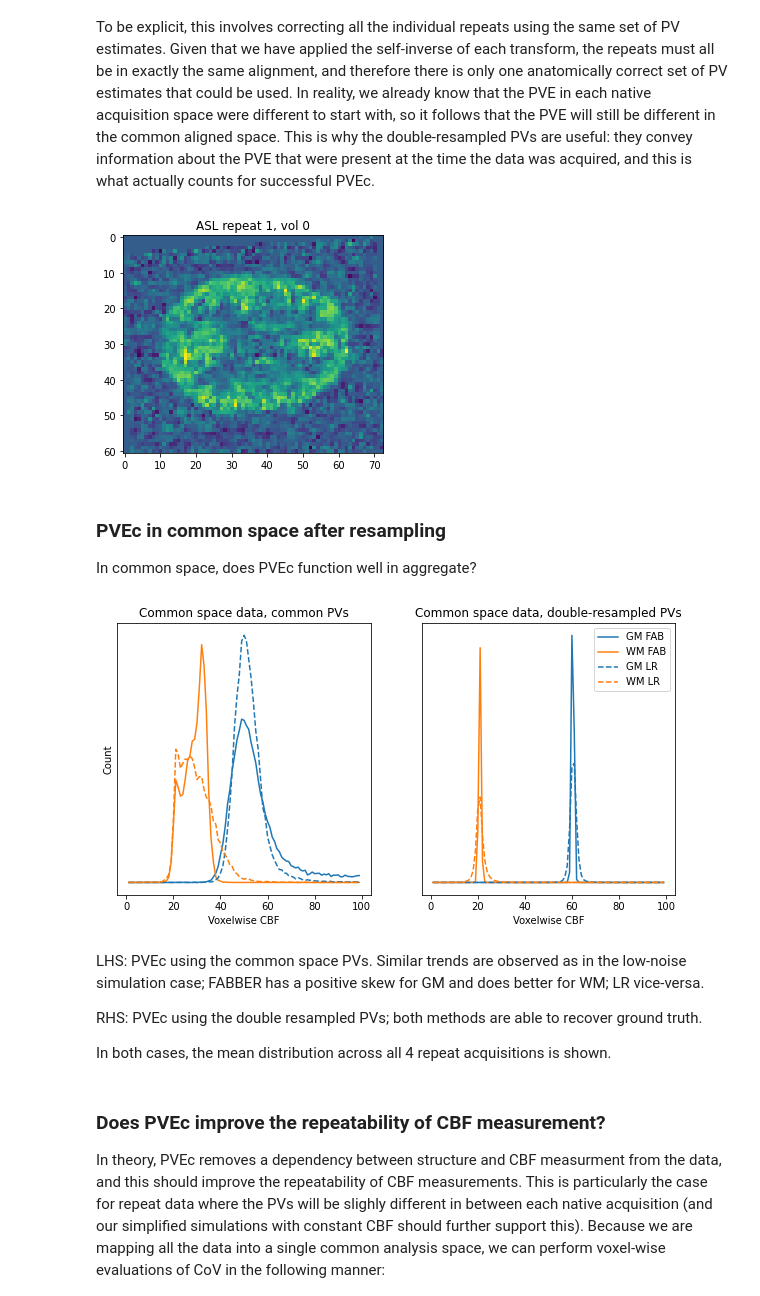
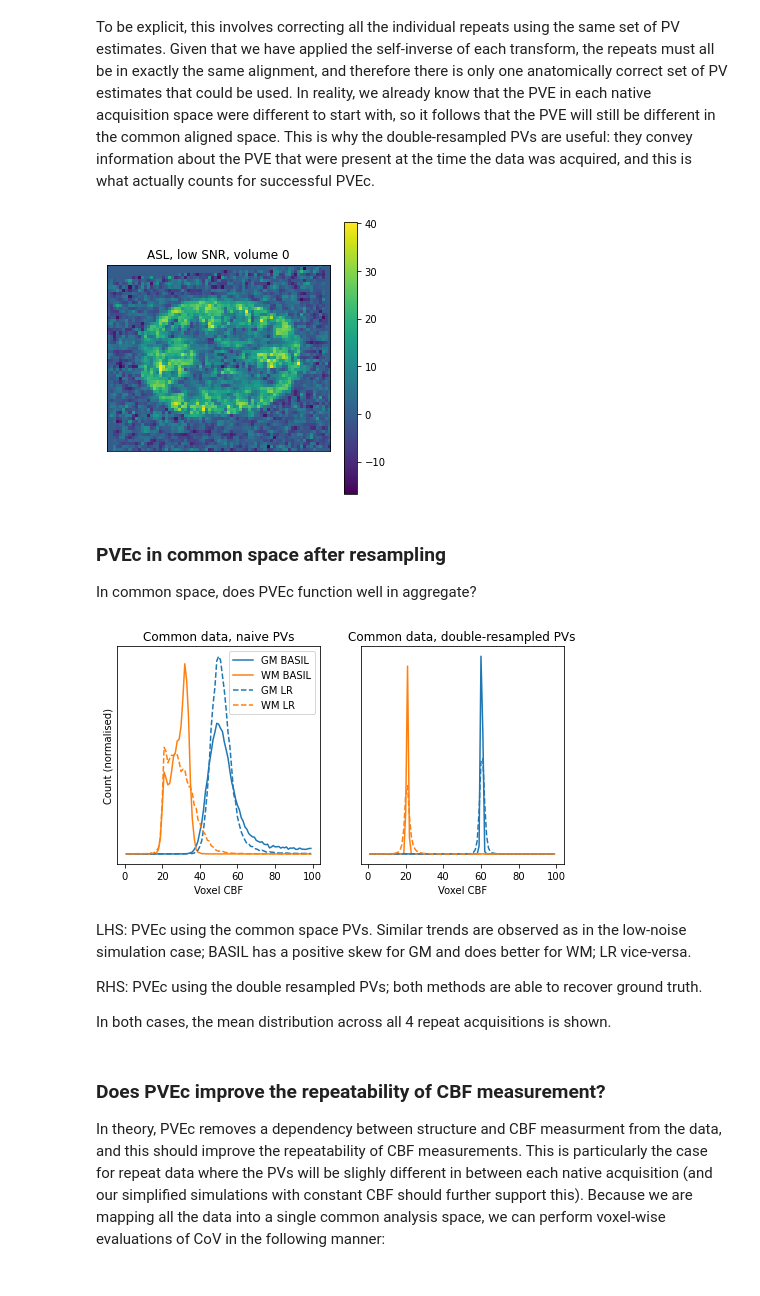
Before and after one commit to tomfrankkirk/pvec_problems, a Jupyter notebook: brain.ipynb, the cells around one changed output. Cells and saved outputs as stored; diff of their text form; code cells hidden in the pictures.

Commit message:
checkpoint: PVEC/resamp chapter submitted

```diff
--- a/brain.ipynb
+++ b/brain.ipynb
@@ -13,7 +13,9 @@ from prepare_data import SIM_ROOT, REAL_ROOT, N_REPEATS
 from helpers import load_basil, load_lr, load_oxasl, load_oxasl_lr
 from scipy.ndimage import binary_erosion
 from scipy import stats
+from shutil import copytree
 
 cmap = np.array(get_cmap('tab10').colors)
 loadnii = lambda p: nibabel.load(str(p)).get_fdata()
+FIGSIZE = 4
 # %% [output]
@@ -202,11 +212,16 @@ The individual repeats are generated as follows:
 Step 5 is the slightly paradoxical bit: once all the data is in common alignment, in theory the only information required for PVEc of each repeat is the set of common space PV estimates. To be explicit, this involves correcting all the individual repeats using the same set of PV estimates. Given that we have applied the self-inverse of each transform, the repeats must all be in exactly the same alignment, and therefore there is only one anatomically correct set of PV estimates that could be used. In reality, we already know that the PVE in each native acquisition space were different to start with, so it follows that the PVE will still be different in the common aligned space. This is why the double-resampled PVs are useful: they convey information about the PVE that were present at the time the data was acquired, and this is what actually counts for successful PVEc.
 # %%
 asl_rpt = loadnii(SIM_ROOT / f'asl_rpt0_in_common.nii.gz')
+plt.figure(figsize=(FIGSIZE+1, FIGSIZE+1))
 plt.imshow(asl_rpt[...,30,0])
-plt.title('ASL repeat 1, vol 0')
+plt.title('ASL, low SNR, volume 0')
+plt.yticks([])
+plt.xticks([])
+plt.colorbar()
+plt.savefig('figs/sim_asl_lowsnr_vol0.png', dpi=250, bbox_inches='tight')
 plt.show()
 # %% [output]
-[figure, old version]
+[figure, new version]
 # %%
 basil_naive_nocorr = []
 basil_naive = []
@@ -242,17 +257,17 @@ lr_pvec_trans = np.stack(lr_pvec_trans, axis=-1)
 
 In common space, does PVEc function well in aggregate?
 # %%
-fig, axes = plt.subplots(1,2, figsize=(10,5), sharey=False)
+fig, axes = plt.subplots(1,2, figsize=(2*FIGSIZE, FIGSIZE), sharey=False)
 bins = np.arange(0, 100, 1)
 
 for ax, data, title in zip(axes, [basil_naive, basil_dbl],
-                        ['Common space data, common PVs', 'Common space data, double-resampled PVs']):
+                        ['Common data, naive PVs', 'Common data, double-resampled PVs']):
     h, _ = np.histogram(data.mean(-1)[gmmask,0], bins)
     ax.plot(bins[1:], h, c=cmap[0,:])
     h, _ = np.histogram(data.mean(-1)[wmmask,1], bins)
     ax.plot(bins[1:], h, c=cmap[1,:])
     ax.set_title(title)
-    ax.set_xlabel('Voxelwise CBF')
+    ax.set_xlabel('Voxel CBF')
     ax.set_yticks([])
 
 for ax, data in zip(axes, [lr_naive, lr_dbl]):
@@ -261,13 +276,14 @@ for ax, data in zip(axes, [lr_naive, lr_dbl]):
     h, _ = np.histogram(data.mean(-1)[wmmask,1], bins)
     ax.plot(bins[1:], h, c=cmap[1,:], linestyle='--')
 
-axes[0].set_ylabel('Count')
-ax.legend(['GM FAB', 'WM FAB', 'GM LR', 'WM LR'])
+axes[0].set_ylabel('Count (normalised)')
+axes[0].legend(['GM BASIL', 'WM BASIL', 'GM LR', 'WM LR'])
+plt.savefig('figs/sim_rpts_resamp_pvec.png', dpi=250, bbox_inches='tight')
 plt.show()
 # %% [output]
-[figure, old version]
+[figure, new version]
 # %% [markdown]
-LHS: PVEc using the common space PVs. Similar trends are observed as in the low-noise simulation case; FABBER has a positive skew for GM and does better for WM; LR vice-versa.
+LHS: PVEc using the common space PVs. Similar trends are observed as in the low-noise simulation case; BASIL has a positive skew for GM and does better for WM; LR vice-versa.
 
 RHS: PVEc using the double resampled PVs; both methods are able to recover ground truth.
 
```
Also changed, not shown: parts of 28 cells of this notebook, 2 other files.
